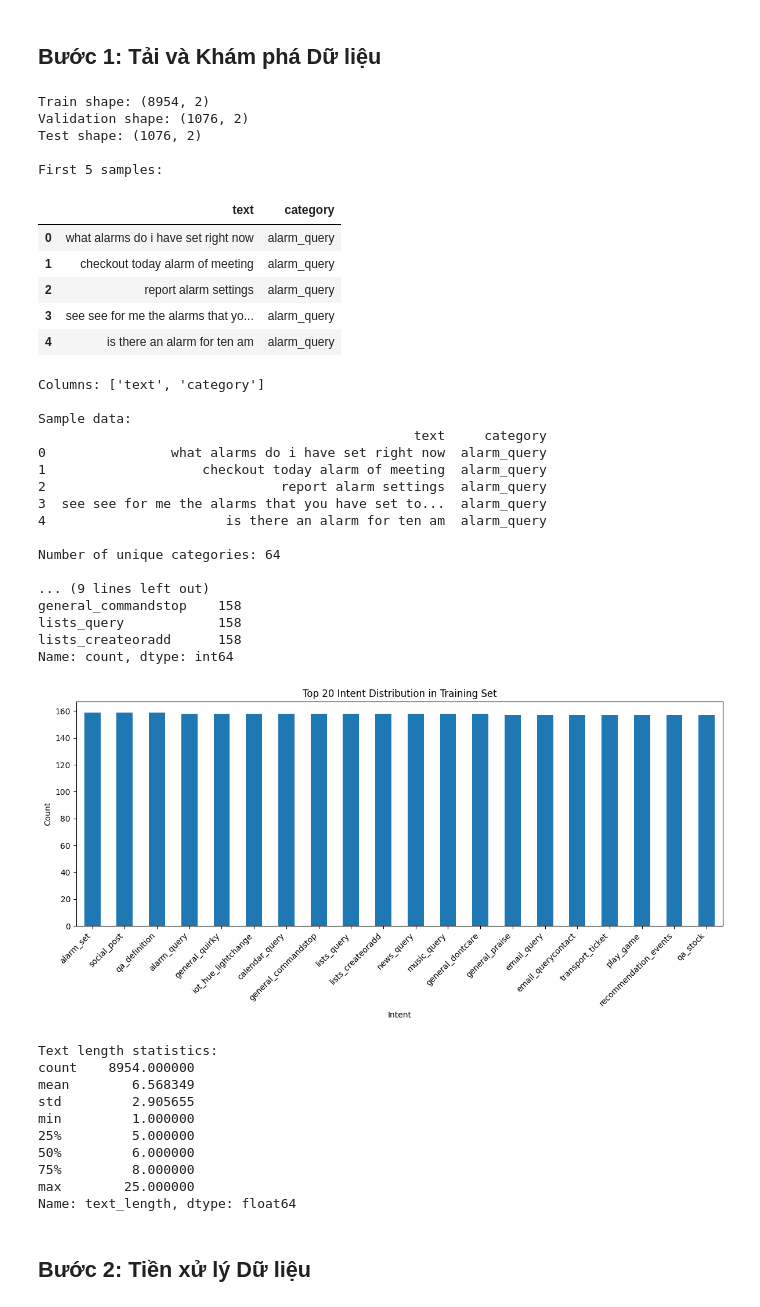
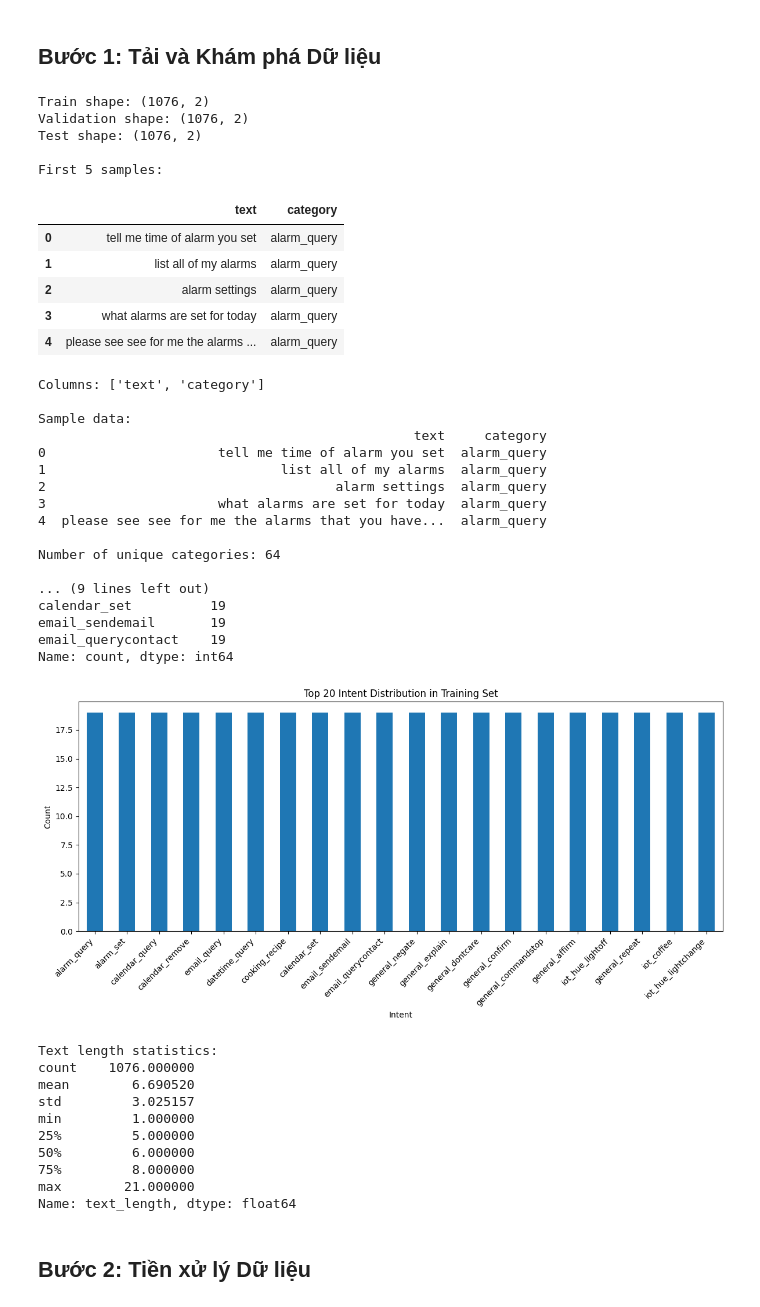
Before and after one commit to Sono1303/NLP, a Jupyter notebook: Lab5/part2/lab5_rnn_text_classification.ipynb, the cells around one changed output. Saved outputs shown, nothing was run; the diff lists cells and outputs as text; code cells hidden in the pictures.

```diff
--- a/Lab5/part2/lab5_rnn_text_classification.ipynb
+++ b/Lab5/part2/lab5_rnn_text_classification.ipynb
@@ -39,27 +45,27 @@ GPU Available: []
 ## Bước 1: Tải và Khám phá Dữ liệu
 # %%
 # Tải dữ liệu
-df_train = pd.read_csv('../data/hwu/train.csv')
-df_val = pd.read_csv('../data/hwu/val.csv')
-df_test = pd.read_csv('../data/hwu/test.csv')
+df_train = pd.read_csv('/content/data/hwu/test.csv')
+df_val = pd.read_csv('/content/data/hwu/val.csv')
+df_test = pd.read_csv('/content/data/hwu/test.csv')
 
 print("Train shape:", df_train.shape)
 print("Validation shape:", df_val.shape)
 print("Test shape:", df_test.shape)
 print("\nFirst 5 samples:")
 df_train.head()
 # %% [output]
-Train shape: (8954, 2)
+Train shape: (1076, 2)
 Validation shape: (1076, 2)
 Test shape: (1076, 2)
 
 First 5 samples:
 |  | text | category |
-| 0 | what alarms do i have set right now | alarm_query |
-| 1 | checkout today alarm of meeting | alarm_query |
-| 2 | report alarm settings | alarm_query |
-| 3 | see see for me the alarms that yo... | alarm_query |
-| 4 | is there an alarm for ten am | alarm_query |
+| 0 | tell me time of alarm you set | alarm_query |
+| 1 | list all of my alarms | alarm_query |
+| 2 | alarm settings | alarm_query |
+| 3 | what alarms are set for today | alarm_query |
+| 4 | please see see for me the alarms ... | alarm_query |
 # %%
 # Kiểm tra tên cột
 print("Columns:", df_train.columns.tolist())
@@ -75,18 +81,18 @@ Columns: ['text', 'category']
 
 Sample data:
                                                 text     category
-0                what alarms do i have set right now  alarm_query
-1                    checkout today alarm of meeting  alarm_query
-2                              report alarm settings  alarm_query
-3  see see for me the alarms that you have set to...  alarm_query
-4                       is there an alarm for ten am  alarm_query
+0                      tell me time of alarm you set  alarm_query
+1                              list all of my alarms  alarm_query
+2                                     alarm settings  alarm_query
+3                      what alarms are set for today  alarm_query
+4  please see see for me the alarms that you have...  alarm_query
 
 Number of unique categories: 64
 
 ... (9 lines left out)
-general_commandstop    158
-lists_query            158
-lists_createoradd      158
+calendar_set          19
+email_sendemail       19
+email_querycontact    19
 Name: count, dtype: int64
 # %%
 # Visualize phân phối intent
@@ -104,16 +110,16 @@ df_train['text_length'] = df_train['text'].apply(lambda x: len(x.split()))
 print("\nText length statistics:")
 print(df_train['text_length'].describe())
 # %% [output]
-[figure, old version]
+[figure, new version]
 Text length statistics:
-count    8954.000000
-mean        6.568349
-std         2.905655
+count    1076.000000
+mean        6.690520
+std         3.025157
 min         1.000000
 25%         5.000000
 50%         6.000000
 75%         8.000000
-max        25.000000
+max        21.000000
 Name: text_length, dtype: float64
 # %% [markdown]
 ## Bước 2: Tiền xử lý Dữ liệu
```
Also changed, not shown: parts of 25 cells of this notebook.
